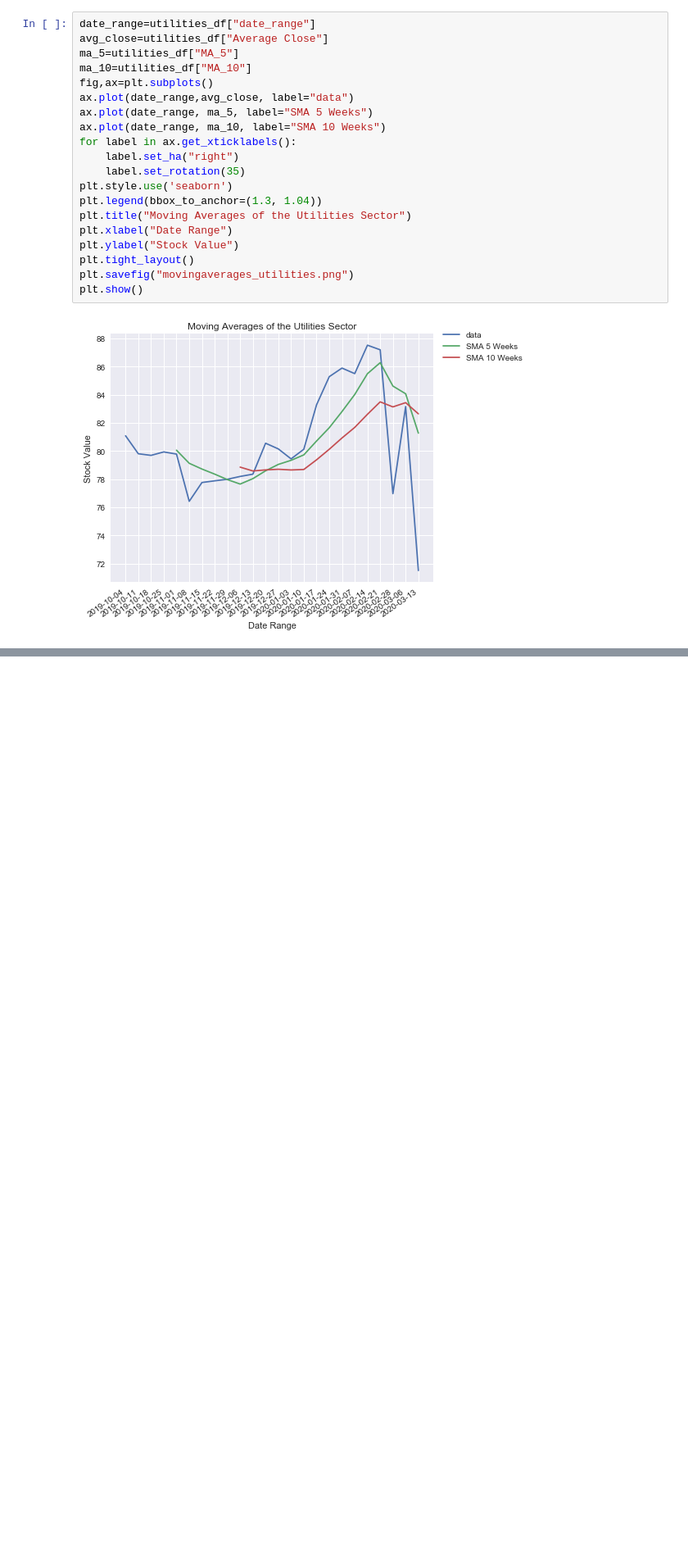
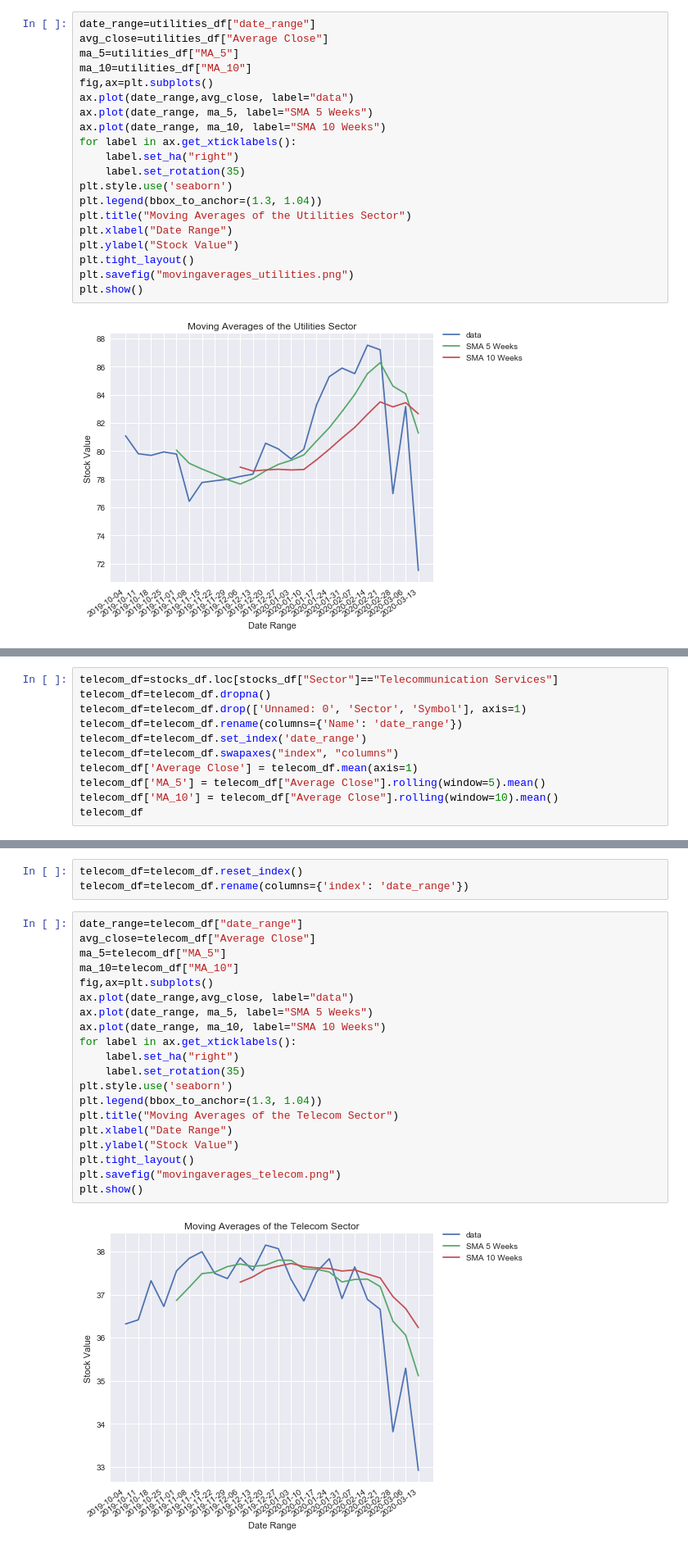
Before and after one commit to bhhnguyen/DataViz-Proj1, a Jupyter notebook: margeaux_code.ipynb, the cells around one changed output, grey strips where cells are left out. Shown at 82% size. Cells and saved outputs as stored; diff of their text form; blank space fills up the shorter version.

```diff
--- a/margeaux_code.ipynb
+++ b/margeaux_code.ipynb
@@ -624,0 +735,11 @@ plt.show()
+# %%
+telecom_df=stocks_df.loc[stocks_df["Sector"]=="Telecommunication Services"]
+telecom_df=telecom_df.dropna()
+telecom_df=telecom_df.drop(['Unnamed: 0', 'Sector', 'Symbol'], axis=1)
+telecom_df=telecom_df.rename(columns={'Name': 'date_range'})
+telecom_df=telecom_df.set_index('date_range')
+telecom_df=telecom_df.swapaxes("index", "columns")
+telecom_df['Average Close'] = telecom_df.mean(axis=1)
+telecom_df['MA_5'] = telecom_df["Average Close"].rolling(window=5).mean()
+telecom_df['MA_10'] = telecom_df["Average Close"].rolling(window=10).mean()
+telecom_df
@@ -624,0 +764,25 @@ plt.show()
+# %%
+telecom_df=telecom_df.reset_index()
+telecom_df=telecom_df.rename(columns={'index': 'date_range'})
+# %%
+date_range=telecom_df["date_range"]
+avg_close=telecom_df["Average Close"]
+ma_5=telecom_df["MA_5"]
+ma_10=telecom_df["MA_10"]
+fig,ax=plt.subplots()
+ax.plot(date_range,avg_close, label="data")
+ax.plot(date_range, ma_5, label="SMA 5 Weeks")
+ax.plot(date_range, ma_10, label="SMA 10 Weeks")
+for label in ax.get_xticklabels():
+    label.set_ha("right")
+    label.set_rotation(35)
+plt.style.use('seaborn')
+plt.legend(bbox_to_anchor=(1.3, 1.04))
+plt.title("Moving Averages of the Telecom Sector")
+plt.xlabel("Date Range")
+plt.ylabel("Stock Value")
+plt.tight_layout()
+plt.savefig("movingaverages_telecom.png")
+plt.show()
+# %% [output]
+[figure, added]
```
Also changed, not shown: parts of 9 cells of this notebook, 1 other file.
